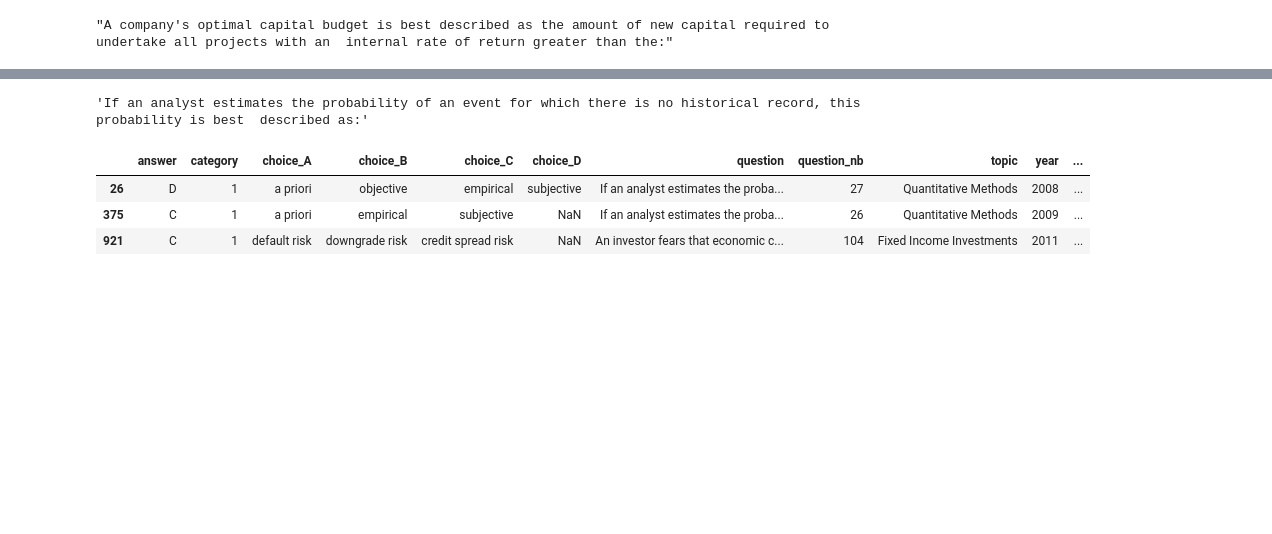
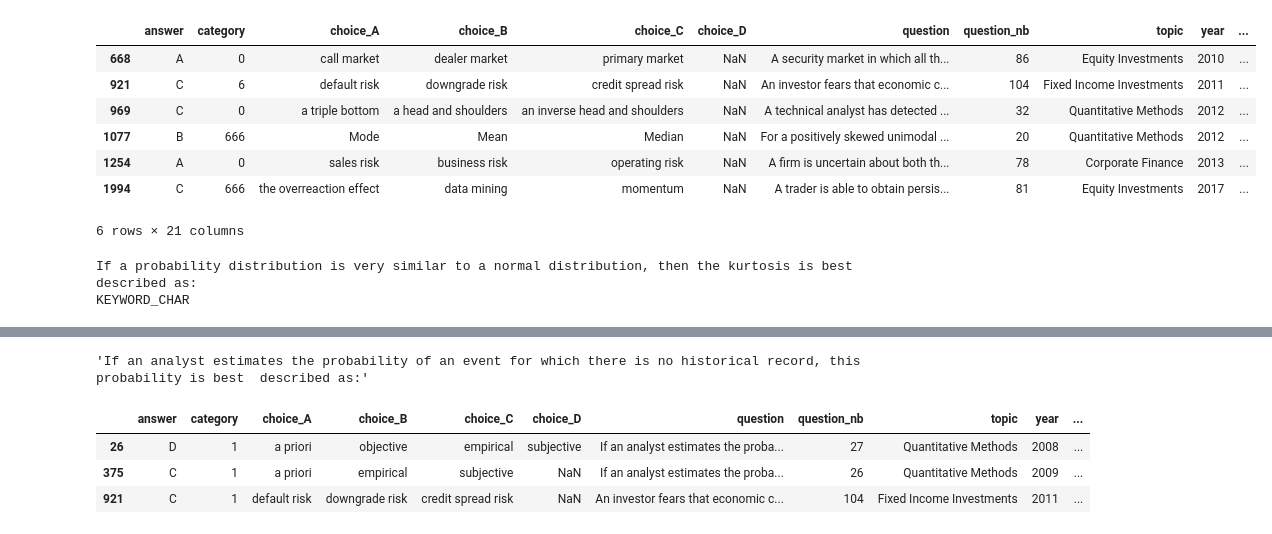
Before and after one commit to CfaBotTeam/CfaBot, a Jupyter notebook: Playground/Classify_Questions.ipynb, the cells around one changed output, grey strips where cells are left out. Drawn from its saved outputs; the diff is of its cells as text; code cells hidden in the pictures; blank space fills up the shorter version.

```diff
--- a/Playground/Classify_Questions.ipynb
+++ b/Playground/Classify_Questions.ipynb
@@ -243,7 +253,3 @@ def display_dependencies(sentence):
 def set_category(index, cat):
     all_df.loc[index, 'category'] = cat
     all_df.loc[index, 'real_category'] = cat
-# %%
-all_df.loc[192, 'question']
-# %% [output]
-"A company's optimal capital budget is best described as the amount of new capital required to undertake all projects with an  internal rate of return greater than the:"
@@ -264,0 +263,15 @@ def get_verb_centrality(problem):
+# %%
+found = [391, 431, 438, 497, 601, 611, 690, 849, 964, 972, 1016,
+         1081, 1087, 1124, 1137, 1156, 1175, 1223, 1234, 1294, 1405, 1483,
+         1485, 1520, 1540, 1544, 1547, 1561, 1901, 1902]
+defs = all_df[all_df['predicted_category'] == QuestionCategory.DEF_KEYWORD]
+defs[~defs.index.isin(found)]
+# %% [output]
+|  | answer | category | choice_A | choice_B | choice_C | choice_D | question | question_nb | topic | year | ... |
+| 668 | A | 0 | call market | dealer market | primary market | NaN | A security market in which all th... | 86 | Equity Investments | 2010 | ... |
+| 921 | C | 6 | default risk | downgrade risk | credit spread risk | NaN | An investor fears that economic c... | 104 | Fixed Income Investments | 2011 | ... |
+| 969 | C | 0 | a triple bottom | a head and shoulders | an inverse head and shoulders | NaN | A technical analyst has detected ... | 32 | Quantitative Methods | 2012 | ... |
+| 1077 | B | 666 | Mode | Mean | Median | NaN | For a positively skewed unimodal ... | 20 | Quantitative Methods | 2012 | ... |
+| 1254 | A | 0 | sales risk | business risk | operating risk | NaN | A firm is uncertain about both th... | 78 | Corporate Finance | 2013 | ... |
+| 1994 | C | 666 | the overreaction effect | data mining | momentum | NaN | A trader is able to obtain persis... | 81 | Equity Investments | 2017 | ... |
+6 rows × 21 columns
@@ -264,0 +280,9 @@ def get_verb_centrality(problem):
+# %%
+def print_question(loc):
+    print(all_df.loc[loc, 'question'])
+    print(get_enum_name(QuestionCategory, all_df.loc[loc, 'real_category']))
+
+print_question(611)
+# %% [output]
+If a probability distribution is very similar to a normal distribution, then the kurtosis is best described as:
+KEYWORD_CHAR
```
Also changed, not shown: parts of 10 cells of this notebook, 13 other files.
